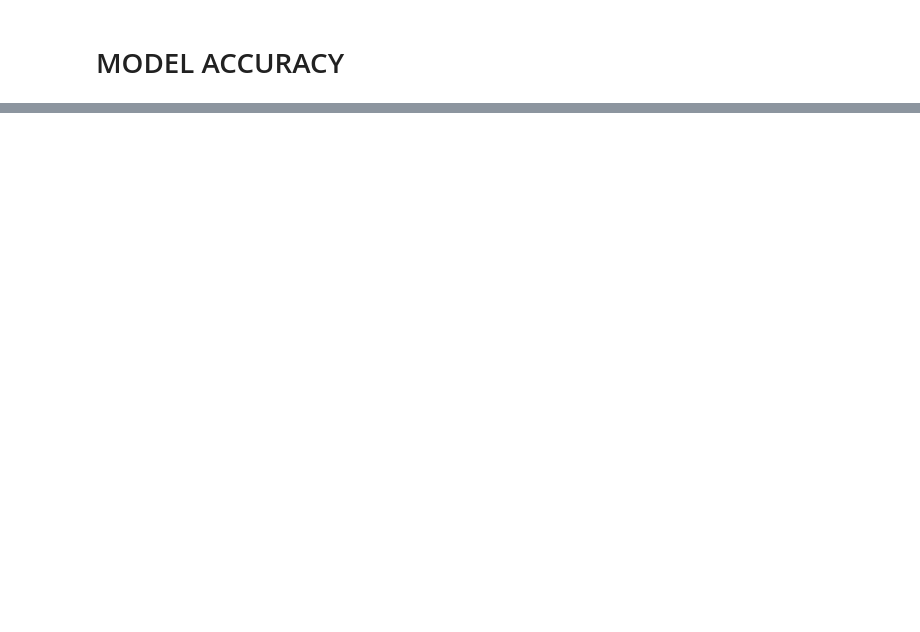
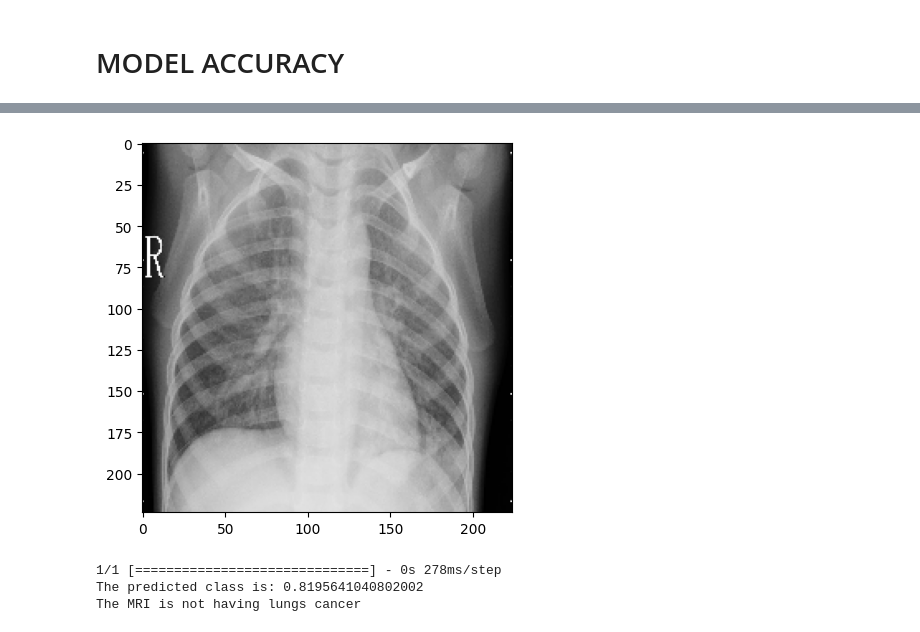
Before and after one commit to Thulasinath2005/LUNG-CANCER-DETECTION, a Jupyter notebook: Copy_of_LUNG_CANCER_DETECTION_THULASINATH.ipynb, the cells around one changed output, grey strips where cells are left out. Cells and saved outputs as stored; diff of their text form; code cells hidden in the pictures; blank space fills up the shorter version.

```diff
--- a/Copy_of_LUNG_CANCER_DETECTION_THULASINATH.ipynb
+++ b/Copy_of_LUNG_CANCER_DETECTION_THULASINATH.ipynb
@@ -223,36 +239,43 @@ train_data.class_indices
 # %%
 from keras.models import load_model
 import tensorflow as tf
 
+# Load the model
 model = tf.keras.models.load_model("/content/bestmodel.h5")
+
 # Load the image with the desired target size
 path = "/content/chest_xray/val/PNEUMONIA/person1950_bacteria_4881.jpeg"
 img = load_img(path, target_size=(224, 224))
+
+# Show the image
+plt.imshow(img)
+plt.show()
 
 # Convert the image to a NumPy array
 import_arr = img_to_array(img)
 
 # Normalize the image
 import_arr = import_arr / 225.0
 
-# Show the image
-plt.imshow(input_arr[0])
-plt.show()
+# Make sure the input data type is float32
+import_arr = import_arr.astype(np.float32)
 
 # Add an extra dimension to the input data
-#input_arr = np.expand_dims(import_arr, axis=0)
-
-# Make sure the input data type is float32
-input_arr = input_arr.astype(np.float32)
+import_arr = np.expand_dims(import_arr, axis=0)
 
 # Predict the class of the input image
-pred = model.predict(input_arr)[0][0]
+pred = model.predict(import_arr)[0][0]
 
 # Print the prediction
 print(f"The predicted class is: {pred}")
 
 # Interpret the prediction
 if pred == 0:
     print("The MRI is having lungs cancer")
 else:
     print("The MRI is not having lungs cancer")
+# %% [output]
+[figure, added]
+1/1 [==============================] - 0s 278ms/step
+The predicted class is: 0.8195641040802002
+The MRI is not having lungs cancer
```
Also changed, not shown: parts of 6 cells of this notebook.
